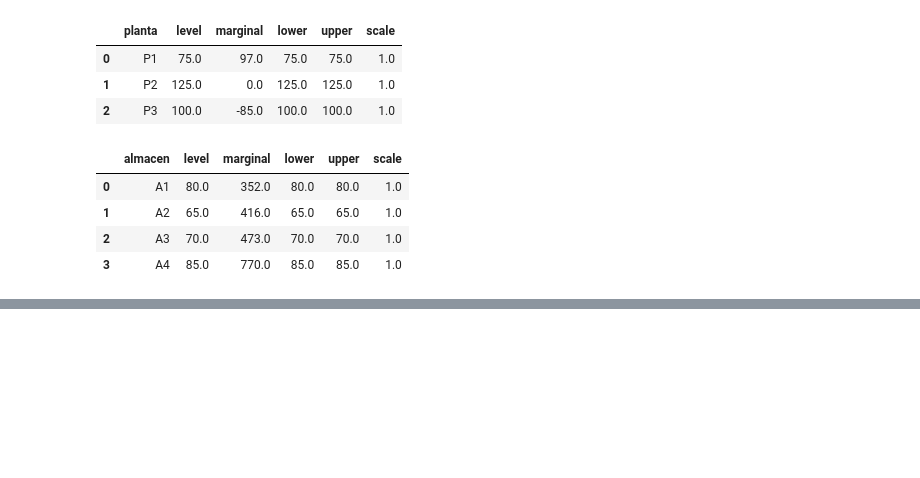
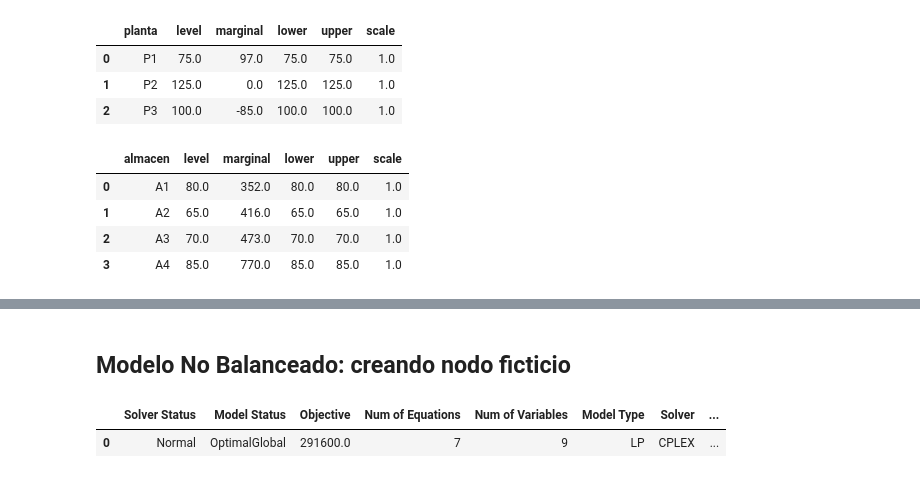
Before and after one commit to hfelizzola/Investigaciones-de-Operaciones-I, a Jupyter notebook: flujo-redes/03_modelo_transporte.ipynb, the cells around one changed output, grey strips where cells are left out. Saved outputs shown, nothing was run; the diff lists cells and outputs as text; code cells hidden in the pictures; blank space fills up the shorter version.

```diff
--- a/flujo-redes/03_modelo_transporte.ipynb
+++ b/flujo-redes/03_modelo_transporte.ipynb
@@ -139,0 +287,35 @@ demanda_max.records
+# %% [markdown]
+## Modelo No Balanceado: creando nodo ficticio
+# %%
+m = Container()
+
+# Conjuntos
+planta = Set(m, name='planta', records=['Los Angeles','Detroit','Nueva Orleans','Ficticia'])
+centros = Set(m, name='centros', records=['Denver','Miami'])
+
+# Variable de decisión
+x = Variable(m, name='x', type='Positive', domain=[planta,centros])
+
+# Parametros
+capacidad = Parameter(m, name='capacidad', domain=[planta], records=np.array([1000,1300,1200,200]))
+demanda = Parameter(m, name='demanda', domain=[centros], records=np.array([2300,1400]))
+costo = Parameter(m, name='costo', domain=[planta,centros], records=np.array([[80,215],
+                                                                              [100,108],
+                                                                              [102,68],
+                                                                              [0,0]]))
+
+# Restricciones
+capacidad_max = Equation(m, name='capacidad_max', domain=[planta])
+capacidad_max[planta] = Sum(centros, x[planta,centros]) == capacidad[planta]
+
+demanda_max = Equation(m, name='demanda_max', domain=[centros])
+demanda_max[centros] = Sum(planta, x[planta,centros]) == demanda[centros]
+
+costo_total = Sum([planta,centros], costo[planta,centros] * x[planta,centros])
+
+# Model
+modelo_transporte = Model(m, name='modelo_transporte', objective=costo_total, sense=Sense.MIN, problem='LP', equations=[capacidad_max, demanda_max])
+modelo_transporte.solve()
+# %% [output]
+|  | Solver Status | Model Status | Objective | Num of Equations | Num of Variables | Model Type | Solver | ... |
+| 0 | Normal | OptimalGlobal | 291600.0 | 7 | 9 | LP | CPLEX | ... |
```
Also changed, not shown: parts of 12 cells of this notebook.
